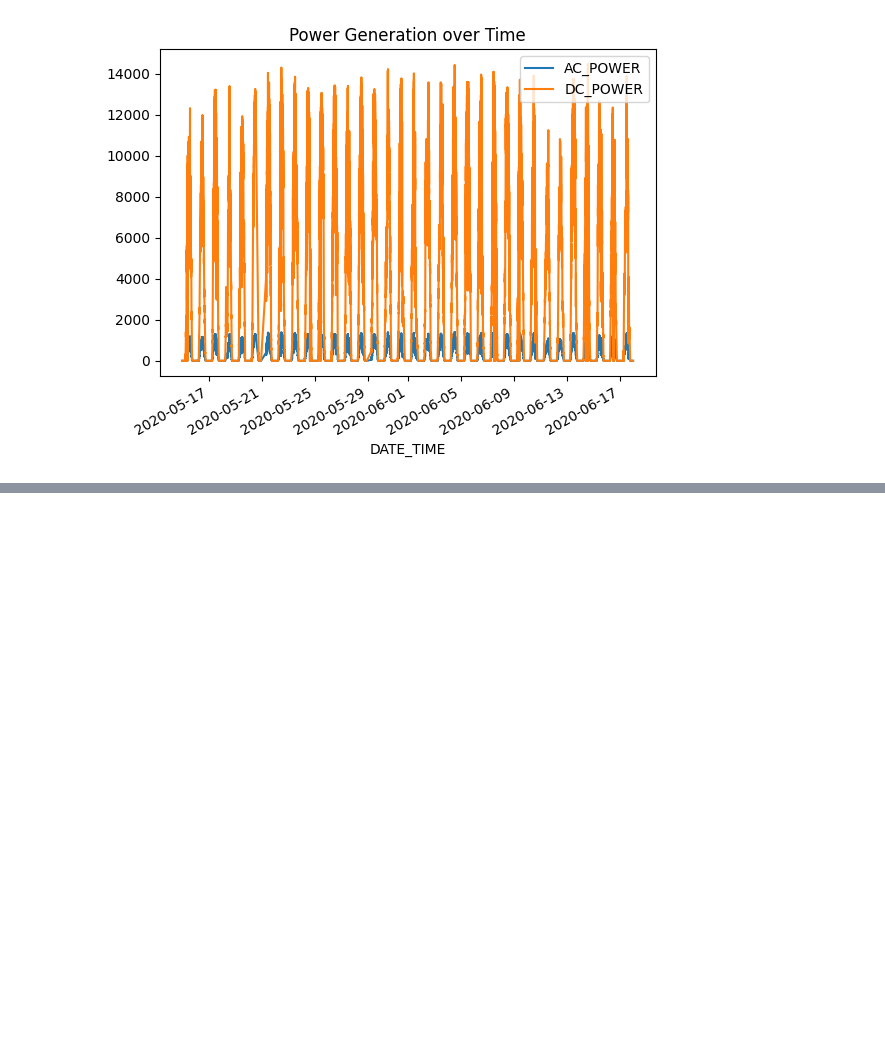
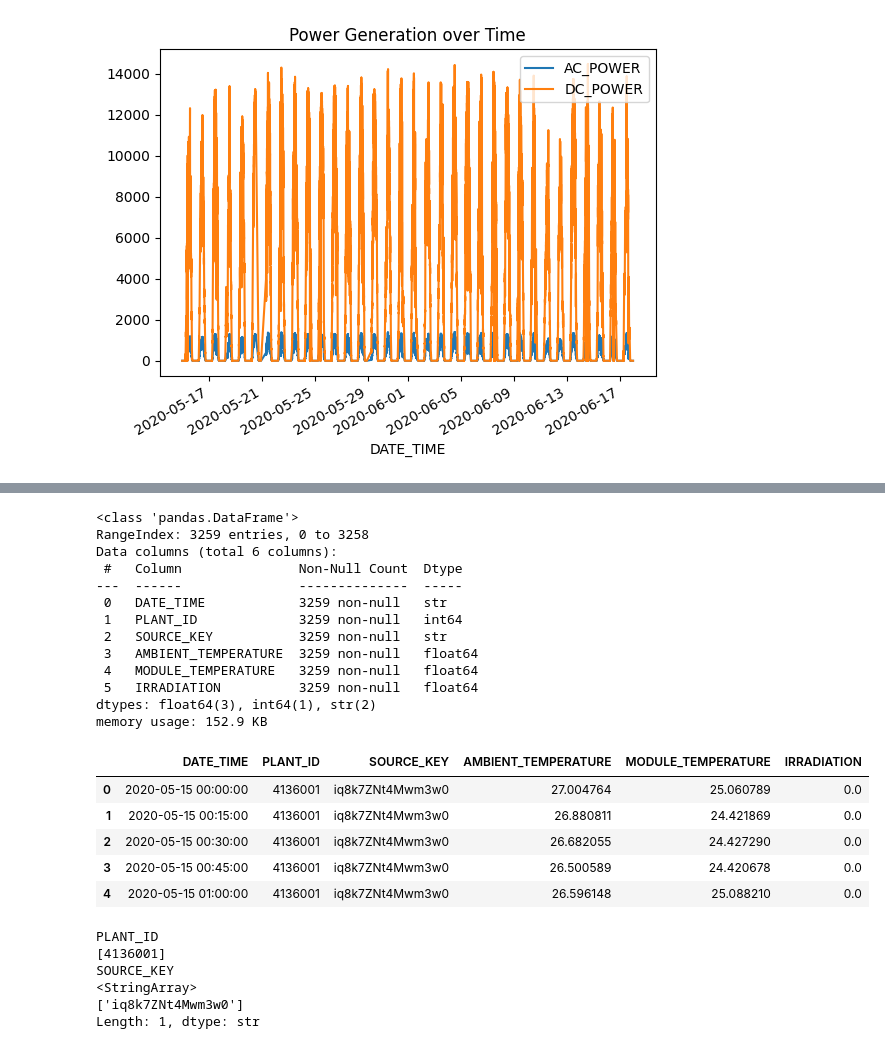
Before and after one commit to HomeroEM/solar-forecasting, a Jupyter notebook: notebooks/1_data_cleaning.ipynb, the cells around one changed output, grey strips where cells are left out. Saved outputs shown, nothing was run; the diff lists cells and outputs as text; code cells hidden in the pictures; blank space fills up the shorter version.

```diff
--- a/notebooks/1_data_cleaning.ipynb
+++ b/notebooks/1_data_cleaning.ipynb
@@ -159,0 +220,35 @@ plt.show()
+# %%
+p2wather = pd.read_csv('../data/raw/Plant_2_Weather_Sensor_Data.csv')
+p2wather.info()
+p2wather.head()
+# %% [output]
+<class 'pandas.DataFrame'>
+RangeIndex: 3259 entries, 0 to 3258
+Data columns (total 6 columns):
+ #   Column               Non-Null Count  Dtype
+---  ------               --------------  -----
+ 0   DATE_TIME            3259 non-null   str
+ 1   PLANT_ID             3259 non-null   int64
+ 2   SOURCE_KEY           3259 non-null   str
+ 3   AMBIENT_TEMPERATURE  3259 non-null   float64
+ 4   MODULE_TEMPERATURE   3259 non-null   float64
+ 5   IRRADIATION          3259 non-null   float64
+dtypes: float64(3), int64(1), str(2)
+memory usage: 152.9 KB
+|  | DATE_TIME | PLANT_ID | SOURCE_KEY | AMBIENT_TEMPERATURE | MODULE_TEMPERATURE | IRRADIATION |
+| 0 | 2020-05-15 00:00:00 | 4136001 | iq8k7ZNt4Mwm3w0 | 27.004764 | 25.060789 | 0.0 |
+| 1 | 2020-05-15 00:15:00 | 4136001 | iq8k7ZNt4Mwm3w0 | 26.880811 | 24.421869 | 0.0 |
+| 2 | 2020-05-15 00:30:00 | 4136001 | iq8k7ZNt4Mwm3w0 | 26.682055 | 24.427290 | 0.0 |
+| 3 | 2020-05-15 00:45:00 | 4136001 | iq8k7ZNt4Mwm3w0 | 26.500589 | 24.420678 | 0.0 |
+| 4 | 2020-05-15 01:00:00 | 4136001 | iq8k7ZNt4Mwm3w0 | 26.596148 | 25.088210 | 0.0 |
+# %%
+for i in ['PLANT_ID', 'SOURCE_KEY']:
+    print(i)
+    print(p2wather[i].unique())
+# %% [output]
+PLANT_ID
+[4136001]
+SOURCE_KEY
+<StringArray>
+['iq8k7ZNt4Mwm3w0']
+Length: 1, dtype: str
```
Also changed, not shown: parts of 15 cells of this notebook.
